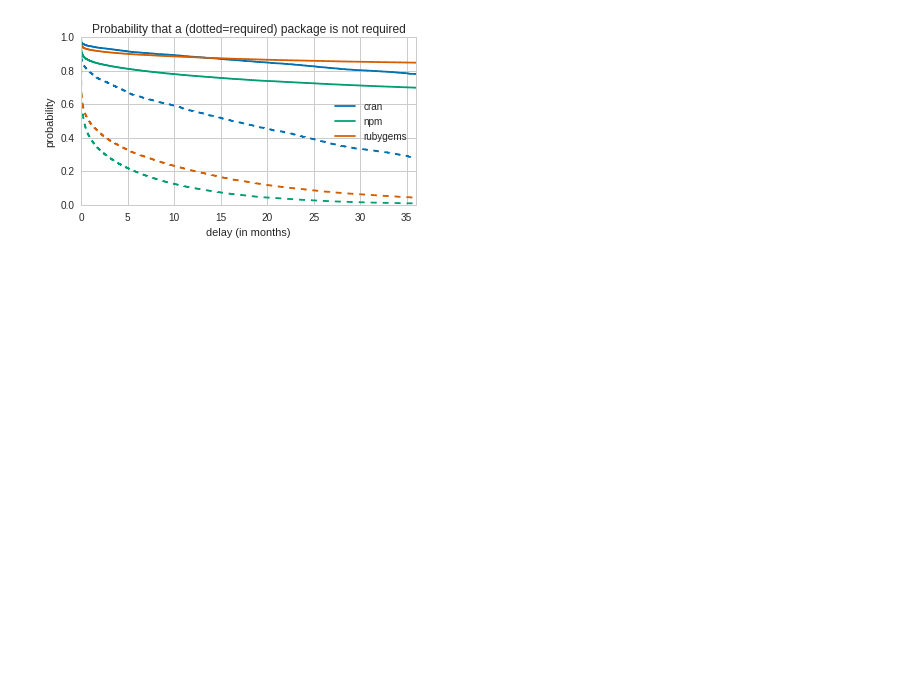
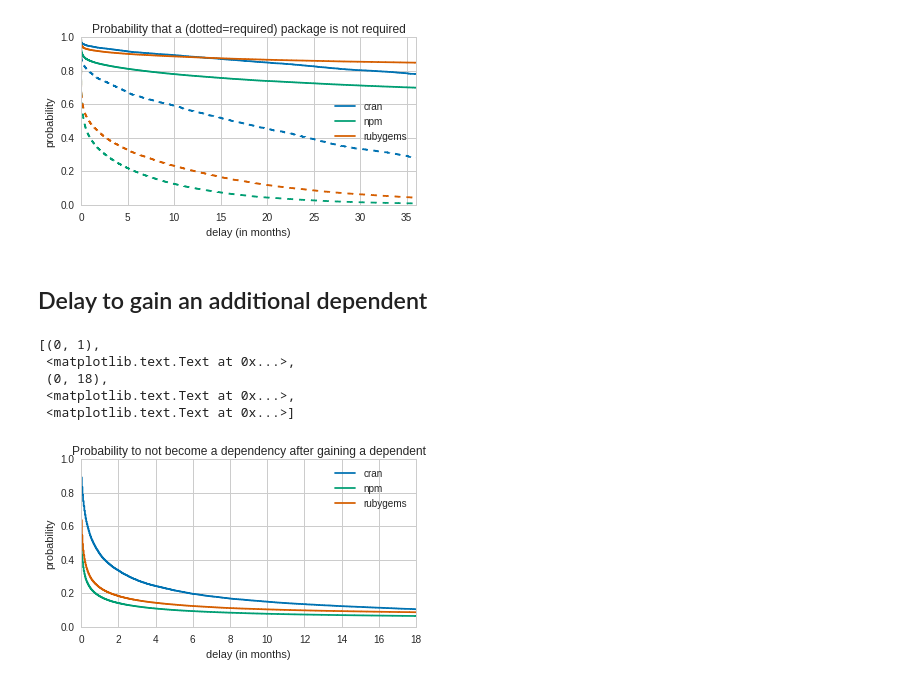
Before and after one commit to AlexandreDecan/ecos-emse, a Jupyter notebook: notebooks/Ecosystem activity.ipynb, the cells around one changed output. Saved outputs shown, nothing was run; the diff lists cells and outputs as text; code cells hidden in the pictures; blank space fills up the shorter version.

Commit message:
Delay to gain additional dependents

```diff
--- a/notebooks/Ecosystem activity.ipynb
+++ b/notebooks/Ecosystem activity.ipynb
@@ -421,3 +421,67 @@ ax.set(
  <matplotlib.text.Text at 0x...>,
  <matplotlib.text.Text at 0x...>]
 [figure]
+# %% [markdown]
+## Delay to gain an additional dependent
+# %%
+import lifelines
+
+figure, ax = matplotlib.pyplot.subplots()
+figure.set_size_inches(FIG_SIZE)
+
+colors = iter(seaborn.color_palette())
+
+kmp = lifelines.KaplanMeierFitter()
+
+for ecosystem, data in df_data.items():
+    color = next(colors)
+
+
+    df = (data['dependencies']
+     .merge(data['packages'], on=['package', 'version'])
+     .groupby(['package', 'dependency'])
+     [['time']]
+     .min()
+     .reset_index()
+     [['dependency', 'time']]
+     .sort_values(['dependency', 'time'])
+     .set_index('dependency')
+     .assign(next_dependent=lambda d: d['time'].shift(-1))
+     .reset_index()
+    )
+
+    index_of_last_dependents = (
+        df
+        .groupby('dependency', sort=False)
+        .tail(1)
+        .index
+    )
+
+    df.loc[index_of_last_dependents, 'next_dependent'] = pandas.NaT
+
+    kmp_df = (
+        df
+        .assign(observed=lambda d: ~d['next_dependent'].isnull())
+        .pipe(lambda d: d.fillna(d['time'].max()))
+        .assign(duration=lambda d:
+            (d['next_dependent'].astype('datetime64[ns, UTC]') - d['time'].astype('datetime64[ns, UTC]')).dt.days / 30
+        )
+    )
+
+    kmp.fit(kmp_df['duration'], kmp_df['observed'], label=ecosystem)
+    kmp.plot(ax=ax, color=color, ci_show=False)
+
+ax.set(
+    xlabel='delay (in months)',
+    ylabel='probability',
+    title='Probability to not become a dependency after gaining a dependent',
+    xlim=(0, 18),
+    ylim=(0, 1)
+)
+# %% [output]
+[(0, 1),
+ <matplotlib.text.Text at 0x...>,
+ (0, 18),
+ <matplotlib.text.Text at 0x...>,
+ <matplotlib.text.Text at 0x...>]
+[figure, added]
```
